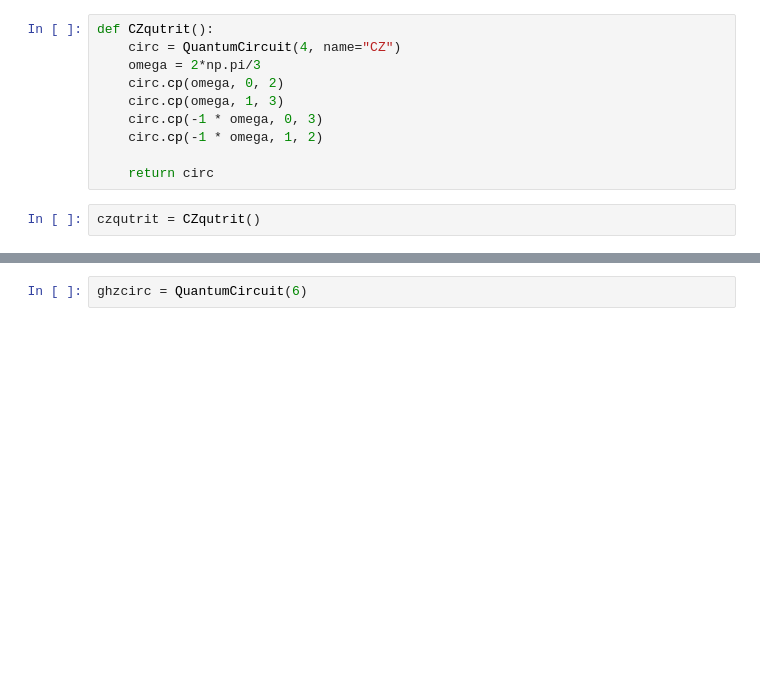
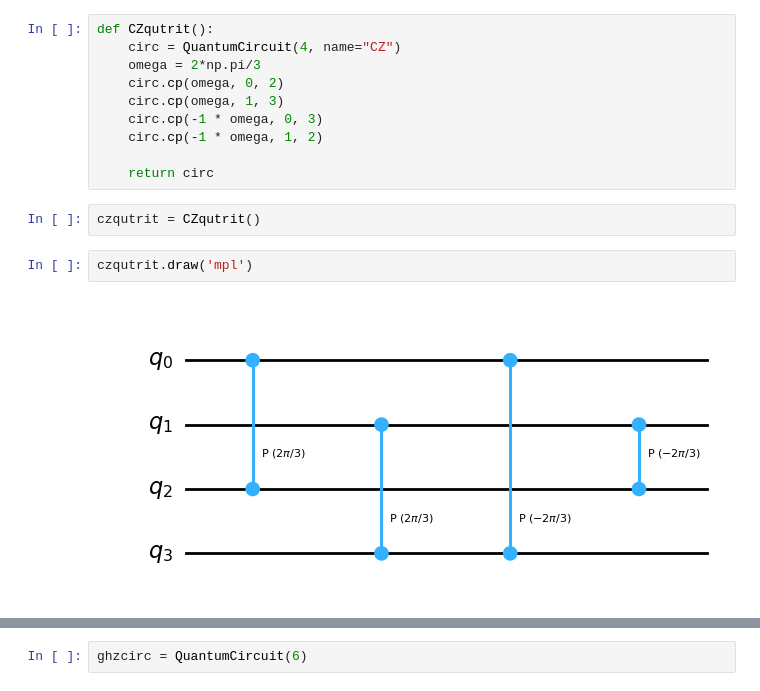
Before and after one commit to slysek/qudityD3, a Jupyter notebook: GHZstate.ipynb, the cells around one changed output, grey strips where cells are left out. Drawn from its saved outputs; the diff is of its cells as text; blank space fills up the shorter version.

```diff
--- a/GHZstate.ipynb
+++ b/GHZstate.ipynb
@@ -117,3 +144,7 @@ def CZqutrit():
     return circ
 # %%
 czqutrit = CZqutrit()
+# %%
+czqutrit.draw('mpl')
+# %% [output]
+[figure, added]
```
Also changed, not shown: parts of 19 cells of this notebook.
